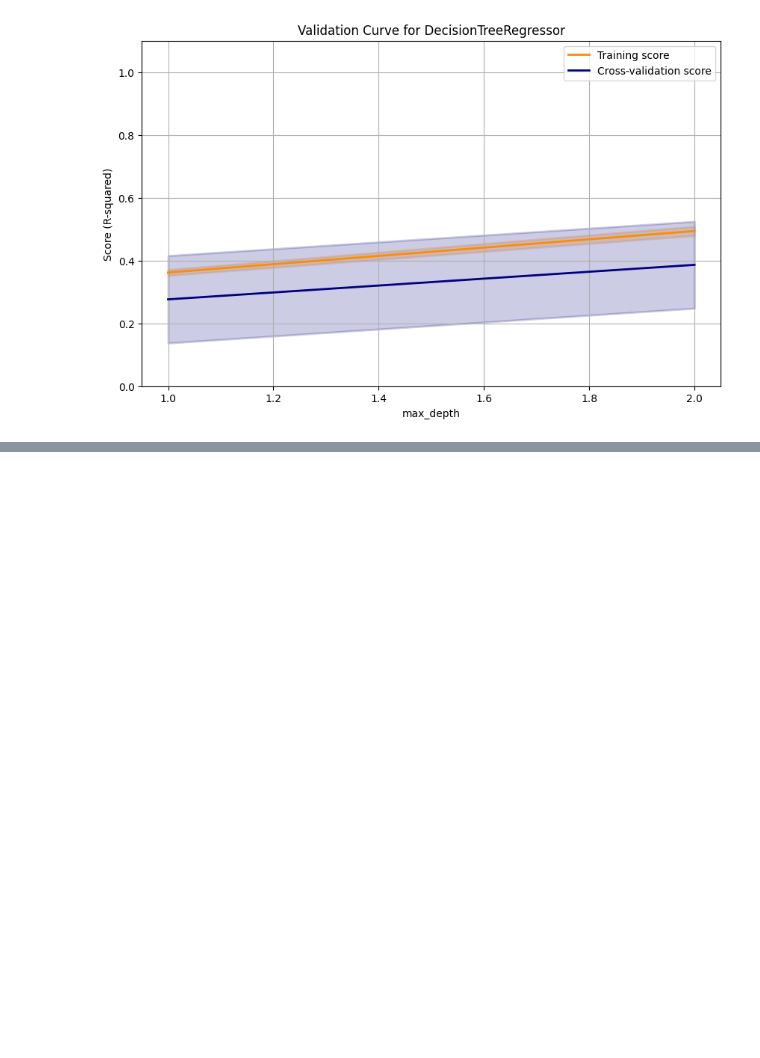
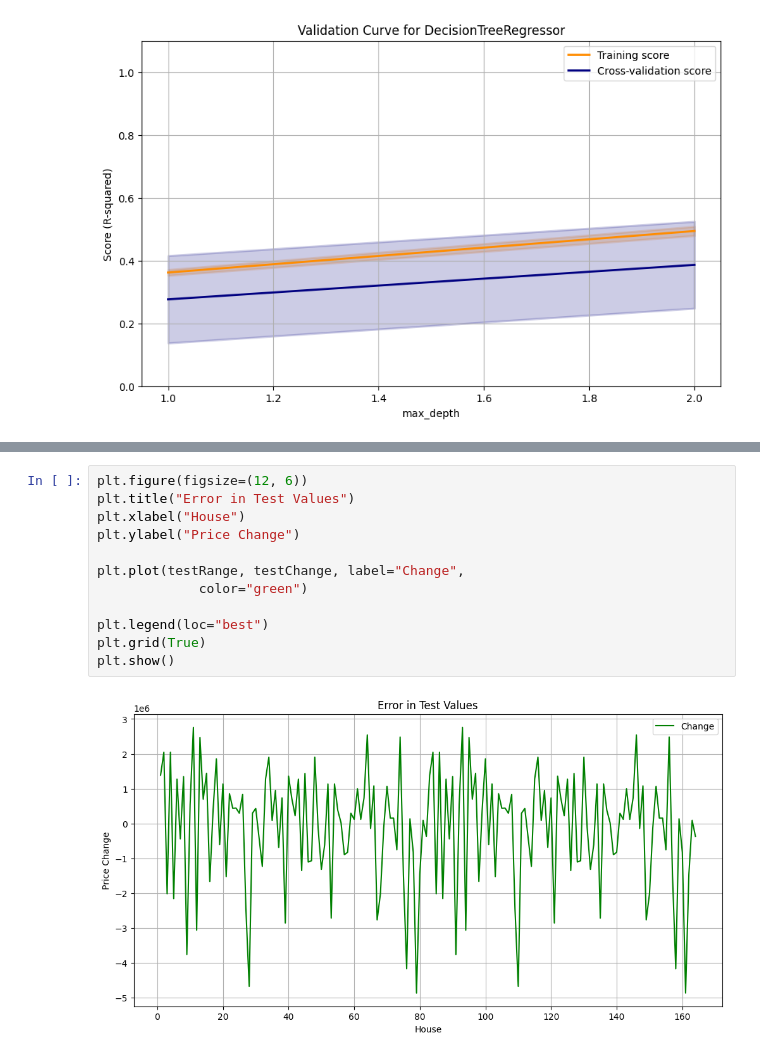
Before and after one commit to rusiravk/rusiravk-uom-ai-sessions, a Jupyter notebook: session-1/Housing Prices/housing-price-predictor-decision-tree-regressor.ipynb, the cells around one changed output, grey strips where cells are left out. Drawn from its saved outputs; the diff is of its cells as text; blank space fills up the shorter version.

```diff
--- a/session-1/Housing Prices/housing-price-predictor-decision-tree-regressor.ipynb
+++ b/session-1/Housing Prices/housing-price-predictor-decision-tree-regressor.ipynb
@@ -139,0 +158,14 @@ plt.show()
+# %%
+plt.figure(figsize=(12, 6))
+plt.title("Error in Test Values")
+plt.xlabel("House")
+plt.ylabel("Price Change")
+
+plt.plot(testRange, testChange, label="Change",
+             color="green")
+
+plt.legend(loc="best")
+plt.grid(True)
+plt.show()
+# %% [output]
+[figure, added]
```
Also changed, not shown: parts of 16 cells of this notebook.
